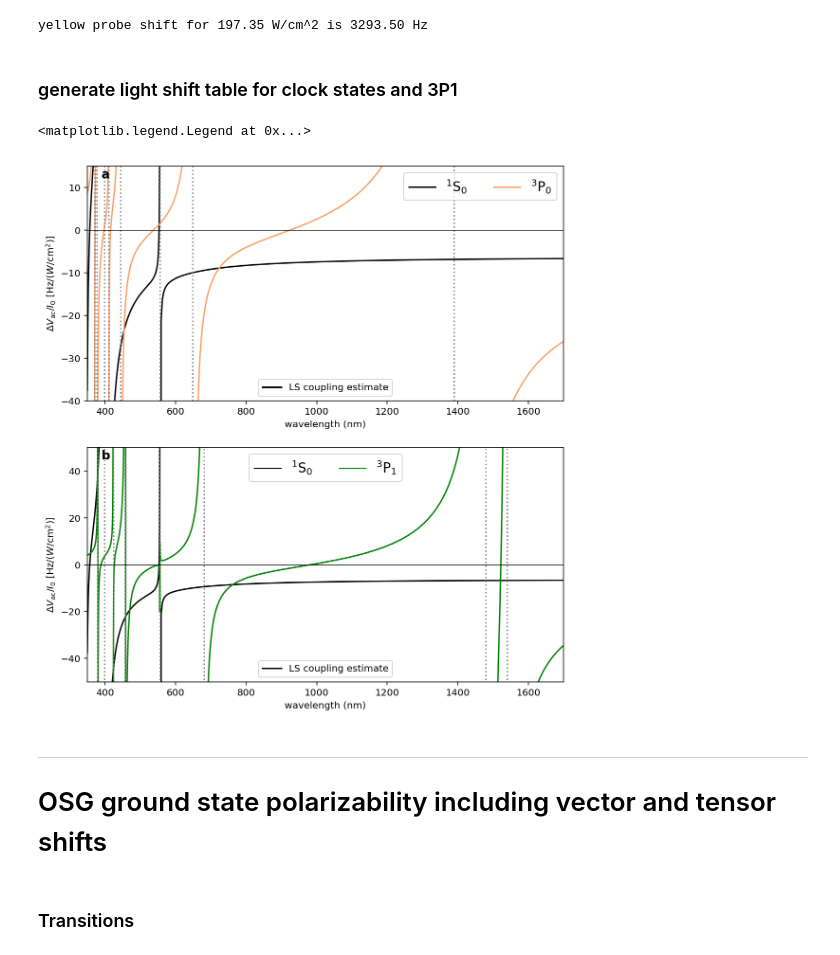
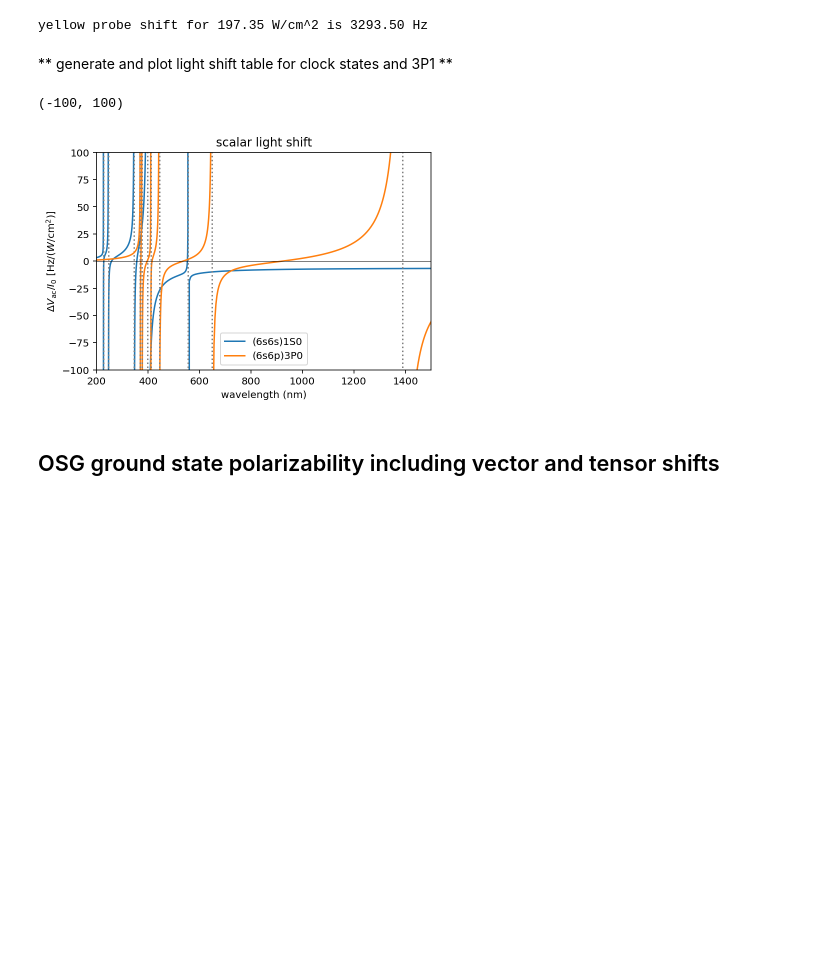
Before and after one commit to himbeles/lightshifts, a Jupyter notebook: examples/example_lightshifts_yb173.ipynb, the cells around one changed output. Drawn from its saved outputs; the diff is of its cells as text; code cells hidden in the pictures; blank space fills up the shorter version.

Commit message:
documentation and auxiliary plotting method

```diff
--- a/examples/example_lightshifts_yb173.ipynb
+++ b/examples/example_lightshifts_yb173.ipynb
@@ -68,4 +65,4 @@ print('yellow probe shift for %1.2f W/cm^2 is %1.2f Hz'%(clock_laser_intensity,
 # %% [output]
 yellow probe shift for 197.35 W/cm^2 is 3293.50 Hz
 # %% [markdown]
-### generate light shift table for clock states and 3P1
+** generate and plot light shift table for clock states and 3P1 **
@@ -85,57 +69,9 @@ w_3P1, l_3P1 = smart_gen_array(lambda w: ls_3P1.scalar_lightshift(w), lam_0, lam
-# %%
-plt.figure(figsize=(9,10))
-plt.subplot(2,1,1)
-
-plt.text(0.03,0.95,'a',transform=plt.gca().transAxes, weight='bold', size=13)
-
-# our calculation
-la, = plt.plot(w_1S0*1e9, l_1S0, 'k', ls='-', label='LS coupling estimate')
-lb, = plt.plot(w_3P0*1e9, l_3P0, c=m.to_rgba(3/2), ls='-', label='')
-
-for sing in (sing_1S0, sing_3P0):
-    for w in sing:
-        plt.plot([w*1e9, w*1e9], [-1e6, 1e6], ':', color='gray')
-
-plt.gca().axhline(y=0, color='k', lw=0.5)
-plt.xlim(350,1700)
-plt.ylim(-40, 15)
-plt.ylabel(r'$\Delta V_\mathrm{ac}/I_0$ [Hz/($W/\mathrm{cm}^2$)]')
-plt.xlabel('wavelength (nm)')
-leg1 = plt.legend([la, lb], ('${}^1\mathrm{S}_0$', '${}^3\mathrm{P}_0$'),
-                  ncol=2, loc='upper right',
-                  prop={'weight':'bold', 'size':14})
-plt.legend()
-plt.gca().add_artist(leg1)
-
-
-## 3P1 lightshift
-plt.subplot(2,1,2)
-plt.text(0.03,0.95,'b',transform=plt.gca().transAxes, weight='bold', size=13)
-
-la, = plt.plot(w_1S0*1e9, l_1S0, 'k', label='LS coupling estimate')
-lb, = plt.plot(w_3P1*1e9, l_3P1, c='green', label='')
-
-for sing in (sing_1S0, sing_3P1):
-    for w in sing:
-        plt.plot([w*1e9, w*1e9], [-1e6, 1e6], ':', color='gray')
-
-plt.gca().axhline(y=0, color='k', lw=0.5)
-plt.xlabel('wavelength (nm)')
-plt.ylabel(r'$\Delta V_\mathrm{ac}/I_0$ [Hz/($W/\mathrm{cm}^2$)]')
-plt.xlim(350, 1700)
-plt.ylim(-50, 50)
-plt.grid(False)
-leg1 = plt.legend([la, lb], ('${}^1\mathrm{S}_0$', '${}^3\mathrm{P}_1$'),
-                  ncol=2, loc='upper center',
-                  prop={'weight':'bold', 'size':14})
-plt.legend()
-plt.gca().add_artist(leg1)
-# %% [output]
-<matplotlib.legend.Legend at 0x...>
-[figure, removed]
+# %%
+plot_scalar_lightshift('atom_yb173.json', 'transitions_1S0.json')
+plot_scalar_lightshift('atom_yb173.json', 'transitions_3P0.json')
+plt.ylim(-100,100)
+# %% [output]
+(-100, 100)
+[figure, added]
 # %% [markdown]
----
-
-# OSG ground state polarizability including vector and tensor shifts
+## OSG ground state polarizability including vector and tensor shifts
-# %% [markdown]
-### Transitions
```
Also changed, not shown: parts of 12 cells of this notebook, 4 other files.
